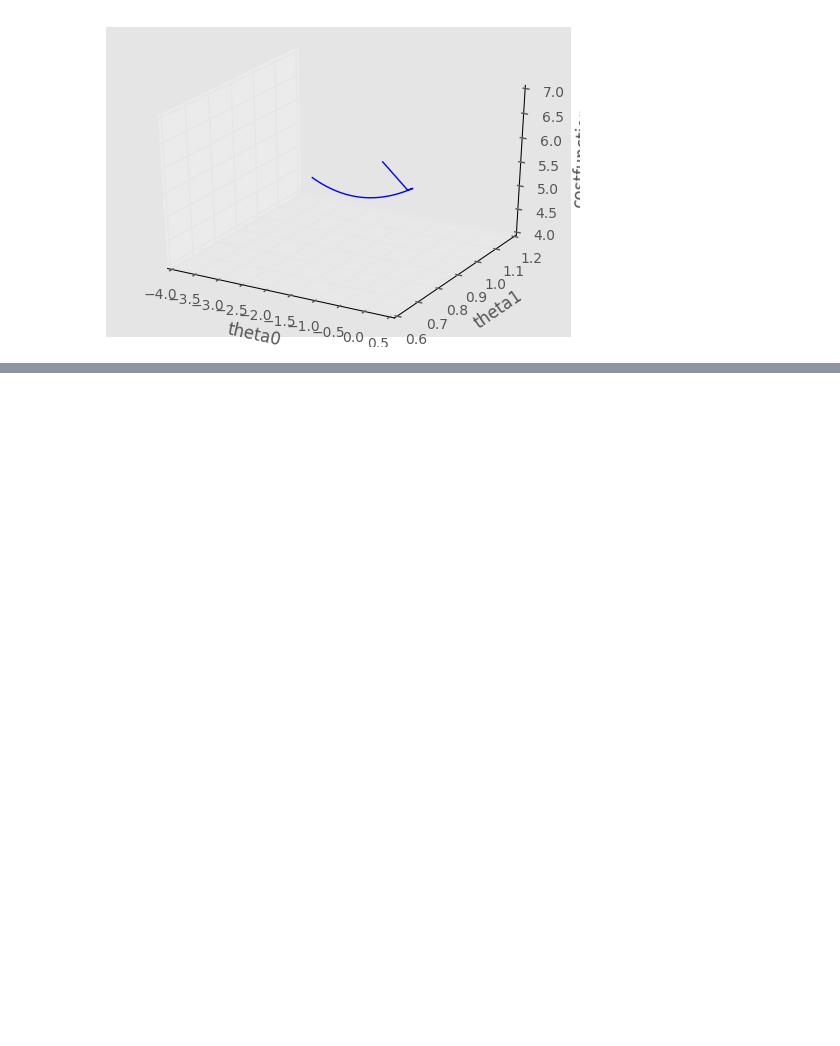
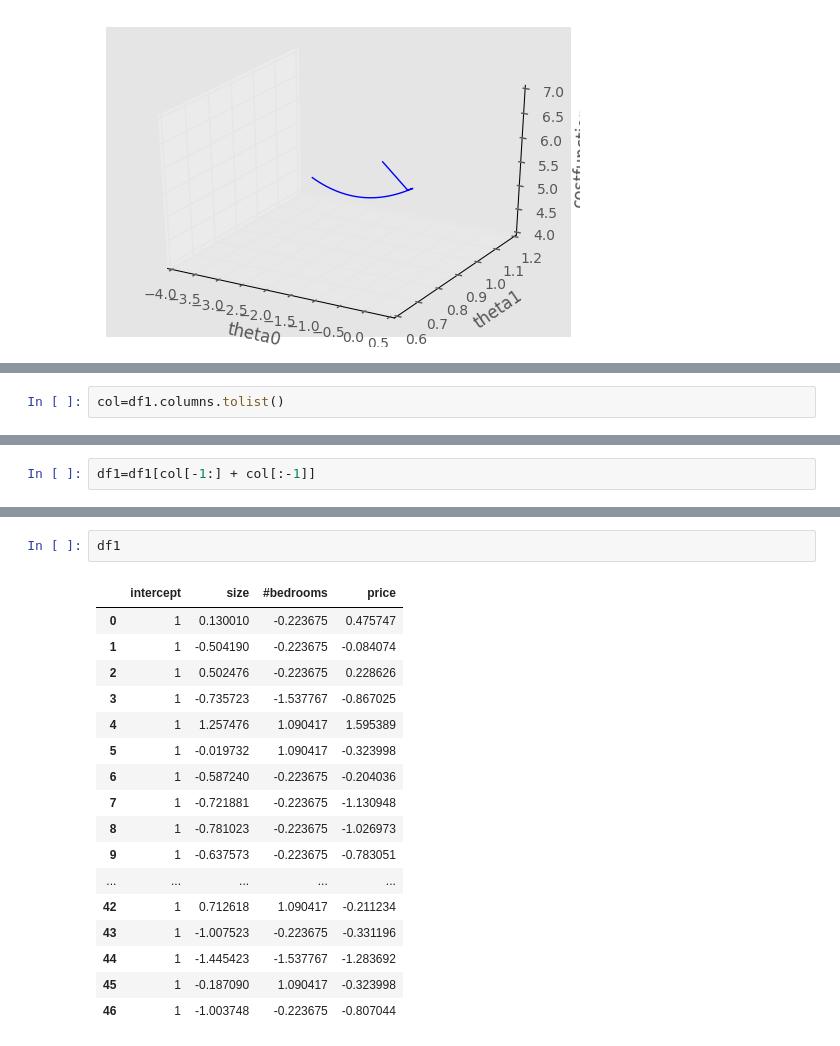
Before and after one commit to gurbraj/ML, a Jupyter notebook: Untitled.ipynb, the cells around one changed output, grey strips where cells are left out. Saved outputs shown, nothing was run; the diff lists cells and outputs as text; blank space fills up the shorter version.

```diff
--- a/Untitled.ipynb
+++ b/Untitled.ipynb
@@ -167,0 +654,2 @@ plt.show()
+# %%
+col=df1.columns.tolist()
@@ -167,0 +660,2 @@ plt.show()
+# %%
+df1=df1[col[-1:] + col[:-1]]
@@ -167,0 +666,20 @@ plt.show()
+# %%
+df1
+# %% [output]
+|  | intercept | size | #bedrooms | price |
+| 0 | 1 | 0.130010 | -0.223675 | 0.475747 |
+| 1 | 1 | -0.504190 | -0.223675 | -0.084074 |
+| 2 | 1 | 0.502476 | -0.223675 | 0.228626 |
+| 3 | 1 | -0.735723 | -1.537767 | -0.867025 |
+| 4 | 1 | 1.257476 | 1.090417 | 1.595389 |
+| 5 | 1 | -0.019732 | 1.090417 | -0.323998 |
+| 6 | 1 | -0.587240 | -0.223675 | -0.204036 |
+| 7 | 1 | -0.721881 | -0.223675 | -1.130948 |
+| 8 | 1 | -0.781023 | -0.223675 | -1.026973 |
+| 9 | 1 | -0.637573 | -0.223675 | -0.783051 |
+| ... | ... | ... | ... | ... |
+| 42 | 1 | 0.712618 | 1.090417 | -0.211234 |
+| 43 | 1 | -1.007523 | -0.223675 | -0.331196 |
+| 44 | 1 | -1.445423 | -1.537767 | -1.283692 |
+| 45 | 1 | -0.187090 | 1.090417 | -0.323998 |
+| 46 | 1 | -1.003748 | -0.223675 | -0.807044 |
```
Also changed, not shown: parts of 90 cells of this notebook, 2 other files.
